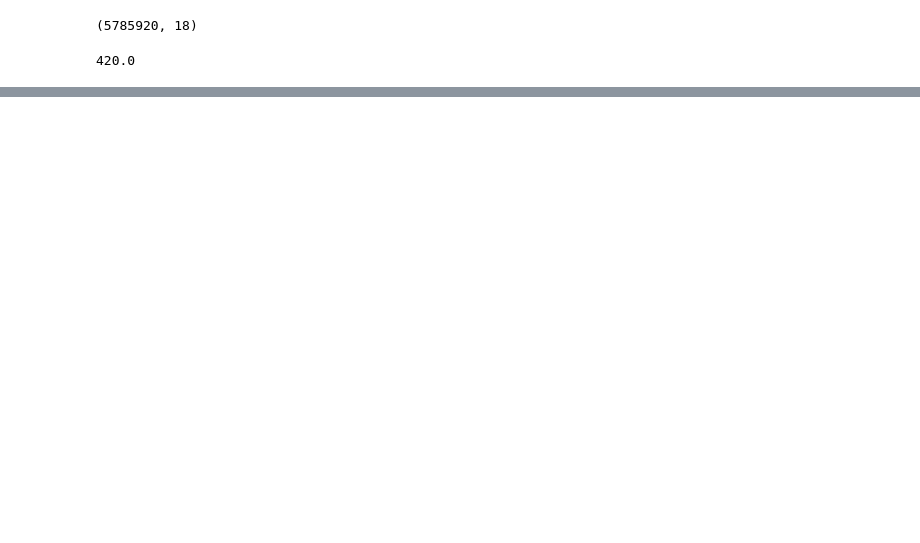
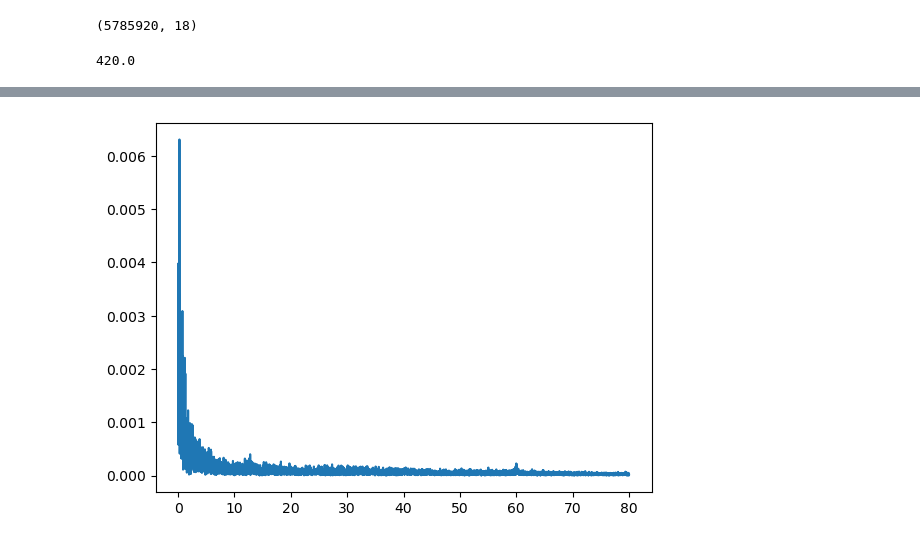
Before and after one commit to magarax/Data_Science, a Jupyter notebook: Novo_Trabalho_Final.ipynb, the cells around one changed output, grey strips where cells are left out. Saved outputs shown, nothing was run; the diff lists cells and outputs as text; code cells hidden in the pictures; blank space fills up the shorter version.

```diff
--- a/Novo_Trabalho_Final.ipynb
+++ b/Novo_Trabalho_Final.ipynb
@@ -91,2 +116,5 @@ def seccionar_dataframe(dataframe, intervalo):
-# %%
-secoes = seccionar_dataframe(df, 13776)
+# %%
+
+plotFFT(secoes[getExamPosition(1,1)]['E1'],fs=160)
+# %% [output]
+[figure, added]
```
Also changed, not shown: parts of 14 cells of this notebook, 1 other file.
